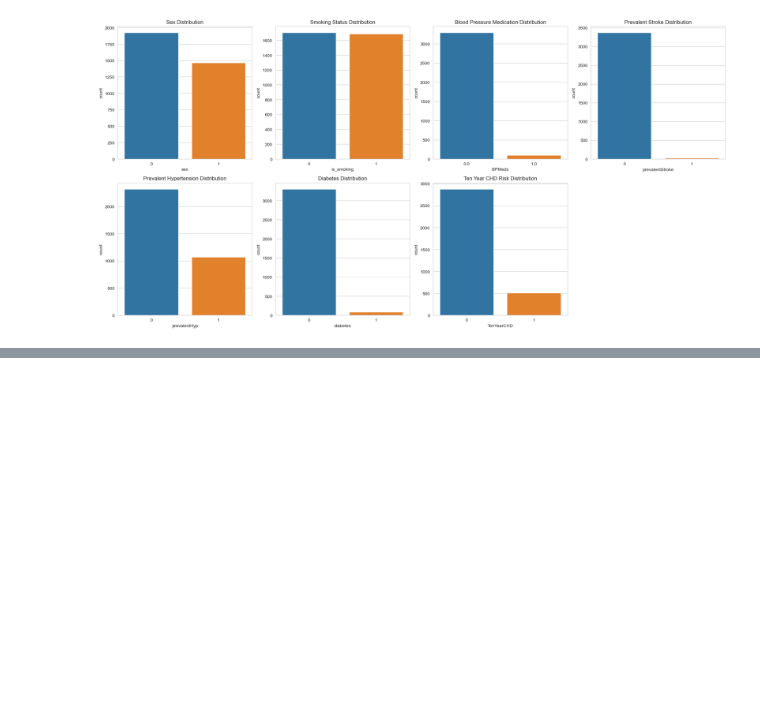
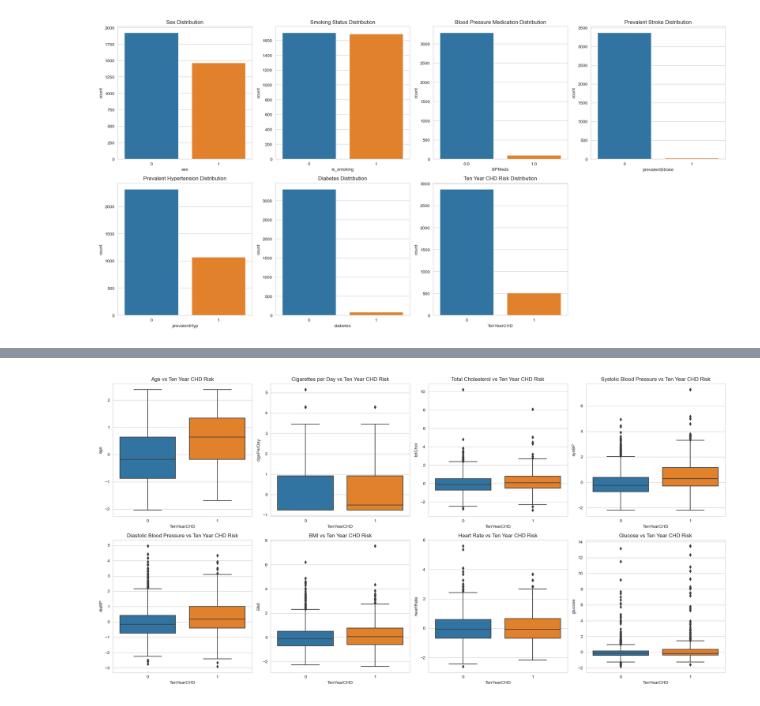
Before and after one commit to sudhir-singh94/Classification_Cardiovascular_Risk, a Jupyter notebook: Classification_Cardiovascular_Risk.ipynb, the cells around one changed output, grey strips where cells are left out. Cells and saved outputs as stored; diff of their text form; code cells hidden in the pictures; blank space fills up the shorter version.

```diff
--- a/Classification_Cardiovascular_Risk.ipynb
+++ b/Classification_Cardiovascular_Risk.ipynb
@@ -267,0 +431,40 @@ plt.show()
+# %%
+# Studying Target feature vs Input features
+fig, axes = plt.subplots(2, 4, figsize=(20, 10))
+
+# Plotting 'age'
+sns.boxplot(data=df_wrangled, x='TenYearCHD', y='age', ax=axes[0, 0])
+axes[0, 0].set_title('Age vs Ten Year CHD Risk')
+
+# Plotting 'cigsPerDay'
+sns.boxplot(data=df_wrangled, x='TenYearCHD', y='cigsPerDay', ax=axes[0, 1])
+axes[0, 1].set_title('Cigarettes per Day vs Ten Year CHD Risk')
+
+# Plotting 'totChol'
+sns.boxplot(data=df_wrangled, x='TenYearCHD', y='totChol', ax=axes[0, 2])
+axes[0, 2].set_title('Total Cholesterol vs Ten Year CHD Risk')
+
+# Plotting 'sysBP'
+sns.boxplot(data=df_wrangled, x='TenYearCHD', y='sysBP', ax=axes[0, 3])
+axes[0, 3].set_title('Systolic Blood Pressure vs Ten Year CHD Risk')
+
+# Plotting 'diaBP'
+sns.boxplot(data=df_wrangled, x='TenYearCHD', y='diaBP', ax=axes[1, 0])
+axes[1, 0].set_title('Diastolic Blood Pressure vs Ten Year CHD Risk')
+
+# Plotting 'BMI'
+sns.boxplot(data=df_wrangled, x='TenYearCHD', y='BMI', ax=axes[1, 1])
+axes[1, 1].set_title('BMI vs Ten Year CHD Risk')
+
+# Plotting 'heartRate'
+sns.boxplot(data=df_wrangled, x='TenYearCHD', y='heartRate', ax=axes[1, 2])
+axes[1, 2].set_title('Heart Rate vs Ten Year CHD Risk')
+
+# Plotting 'glucose'
+sns.boxplot(data=df_wrangled, x='TenYearCHD', y='glucose', ax=axes[1, 3])
+axes[1, 3].set_title('Glucose vs Ten Year CHD Risk')
+
+plt.tight_layout()
+plt.show()
+# %% [output]
+[figure, added]
```
Also changed, not shown: parts of 37 cells of this notebook.
